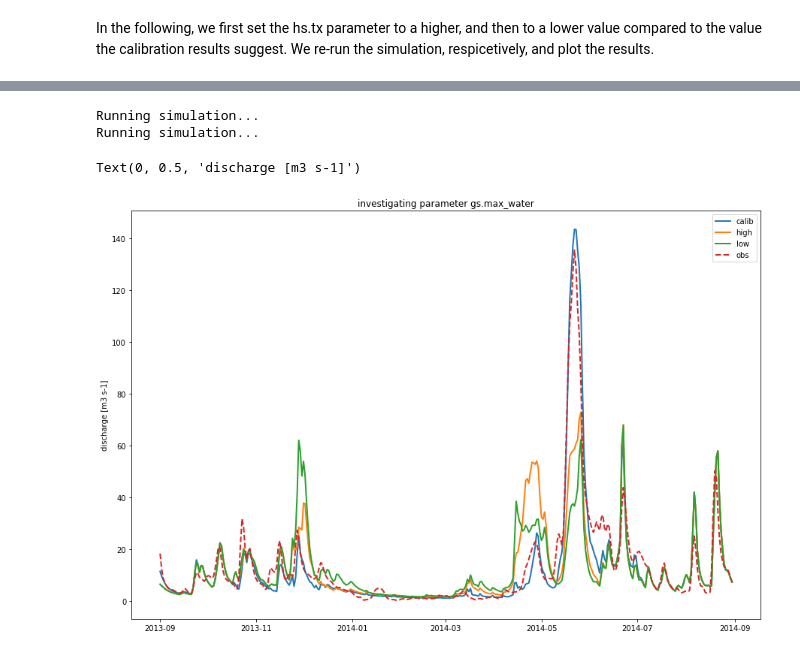
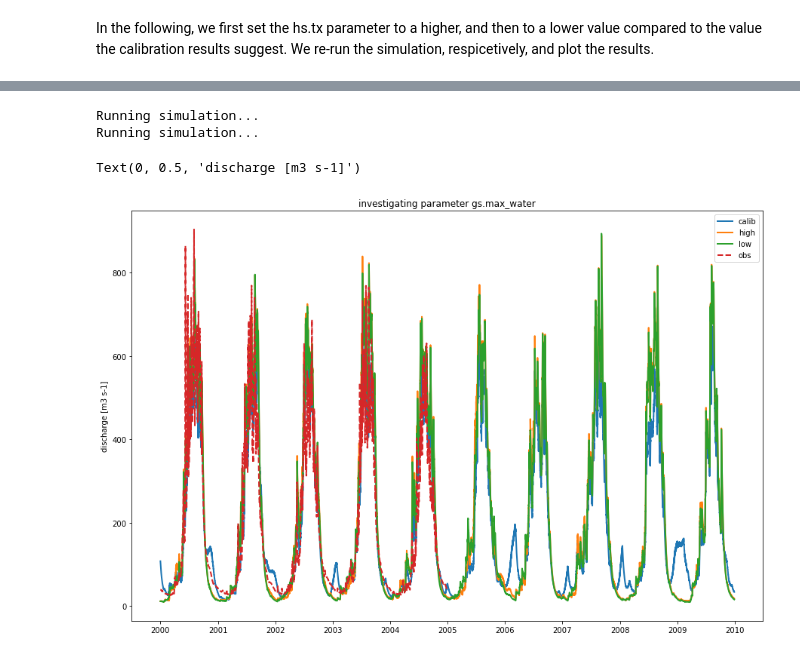
Before and after one commit to jacobqs/MST-Himalaya, a Jupyter notebook: shyft_workspace_copy/shyft_workspace/shyft-doc/public/notebooks/budhi_gandaki/calibration-configured.ipynb, the cells around one changed output, grey strips where cells are left out. Cells and saved outputs as stored; diff of their text form; code cells hidden in the pictures.

Commit message:
calibration runs

```diff
--- a/shyft_workspace_copy/shyft_workspace/shyft-doc/public/notebooks/budhi_gandaki/calibration-configured.ipynb
+++ b/shyft_workspace_copy/shyft_workspace/shyft-doc/public/notebooks/budhi_gandaki/calibration-configured.ipynb
@@ -128,9 +103,0 @@ list_of_ts_id = [ts_info['uid'] for ts_info in target_repo[0]['1D_timeseries']]
-# %%
-# initialize an instance of the orchestration's ConfigCalcalibrator class, which has all the functionality needed
-# to run a calibration using the above initiated configuration
-calib = ConfigCalibrator(cfg)
-n_cells = calib.region_model.size()
-state_repos = DefaultStateRepository(calib.region_model)  # Notice that this repository needs the real model
-#                                                           so that it's able to generate a precise
-#                                                           default state-with-id vector for this
-#                                                           specific model
@@ -735,7 +149,7 @@ disch_sim = calib.region_model.statistics.discharge(target_obs.catchment_indexes
 disch_obs = target_obs.ts.values
 
 
-ts_timestamps_sim = [datetime.datetime.utcfromtimestamp(p) for p in disch_sim.time_axis.time_points]
+ts_timestamps_sim = [dt.datetime.utcfromtimestamp(p) for p in disch_sim.time_axis.time_points]
 ts_timestamps_sim = ts_timestamps_sim[:-1]
 
 ts_timestamps_obs = [dt.datetime.utcfromtimestamp(p) for p in target_obs.ts.time_axis.time_points]
@@ -796,26 +210,26 @@ Text(0, 0.5, 'discharge [m3 s-1]')
 # %%
 s_init = state.extract_state([])
 
 # reset the max water parameter
 parameters.gs.max_water = 1.0 # setting a higher value for tx
 calib.run(state=s_init) # rerun the model, with new parameter
 disch_sim_p_high = calib.region_model.statistics.discharge(target_obs.catchment_indexes) # fetch discharge ts
 
-parameters.gs.max_water = .001 # setting a higher value for tx
+parameters.gs.max_water = .001 # setting a lower value for tx
 calib.run(state=s_init) # rerun the model, with new parameter
 disch_sim_p_low = calib.region_model.statistics.discharge(target_obs.catchment_indexes) # fetch discharge ts
 
 # plot the results
 fig, ax = plt.subplots(1, figsize=(15,10))
-ax.plot(ts_timestamps, disch_sim.values, lw=2, label = "calib")
-ax.plot(ts_timestamps, disch_sim_p_high.values, lw=2, label = "high")
-ax.plot(ts_timestamps, disch_sim_p_low.values, lw=2, label = "low")
-ax.plot(ts_timestamps, disch_obs, lw=2, ls='--', label = "obs")
+ax.plot(ts_timestamps_sim, disch_sim.values, lw=2, label = "calib")
+ax.plot(ts_timestamps_sim, disch_sim_p_high.values, lw=2, label = "high")
+ax.plot(ts_timestamps_sim, disch_sim_p_low.values, lw=2, label = "low")
+ax.plot(ts_timestamps_obs, disch_obs, lw=2, ls='--', label = "obs")
 ax.set_title("investigating parameter gs.max_water")
 ax.legend()
 ax.set_ylabel("discharge [m3 s-1]")
 # %% [output]
 Running simulation...
 Running simulation...
 Text(0, 0.5, 'discharge [m3 s-1]')
-[figure, old version]
+[figure, new version]
```
Also changed, not shown: parts of 71 cells of this notebook, 2 other files.
